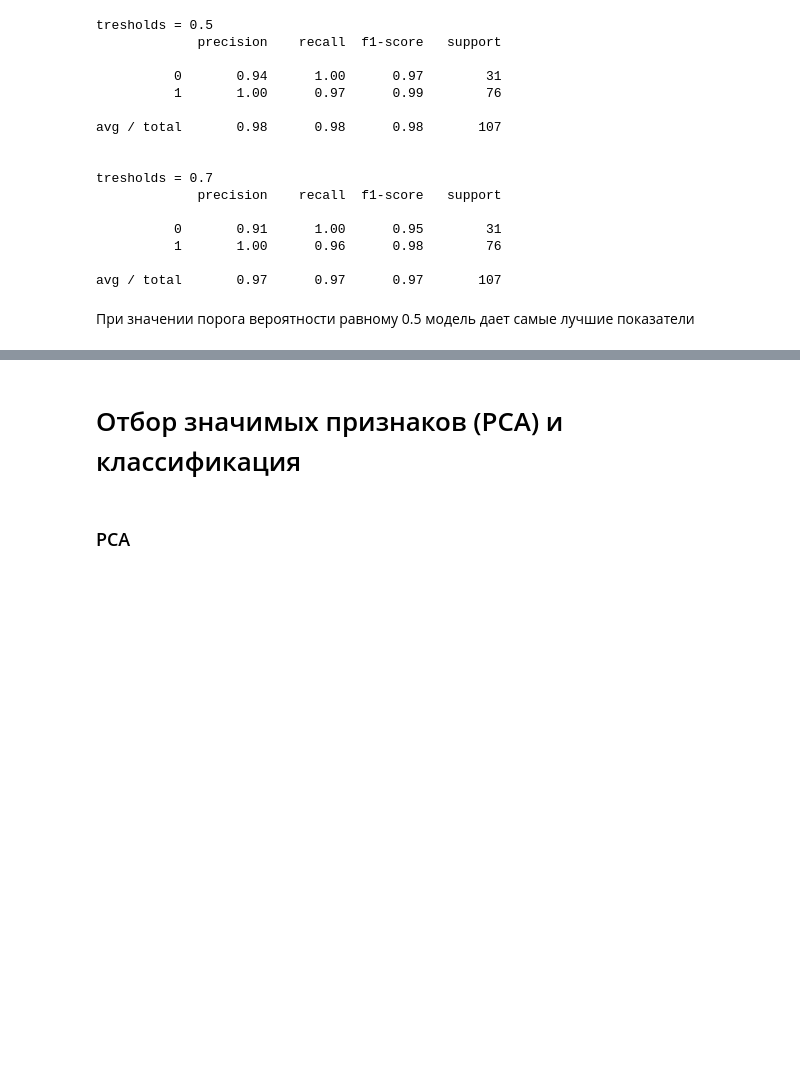
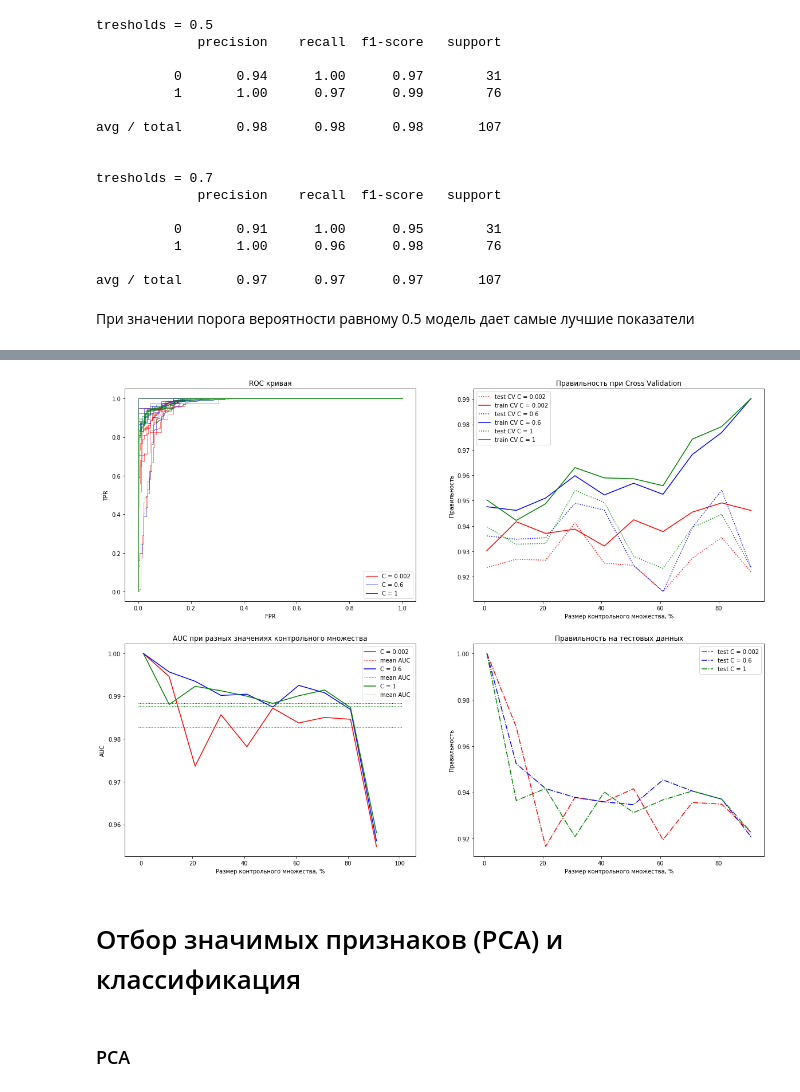
Before and after one commit to KarrieH/Breast_Can-er_training_ScikitLearn, a Jupyter notebook: log_reg_CancerData.ipynb, the cells around one changed output, grey strips where cells are left out. Cells and saved outputs as stored; diff of their text form; code cells hidden in the pictures; blank space fills up the shorter version.

Commit message:
add control sizes changes

```diff
--- a/log_reg_CancerData.ipynb
+++ b/log_reg_CancerData.ipynb
@@ -647,20 +624,0 @@ for c, ax in zip([0.00003, 0.001, 10.4], axes):
-# %%
-rcParams['figure.figsize'] = 6, 6
-log_reg = LogisticRegression(C = 10.04).fit(X_train,y_train)
-fpr, recall, tresholds = roc_curve(y_valid, log_reg.predict_proba(X_valid)[:,1])
-probability = np.arange(0.1,1,0.2)
-for p in probability:
-    if round(p,1) == 0.5:
-        close_point = np.argmin(np.abs(tresholds - p))
-        plt.plot(fpr[close_point], recall[close_point], '^', markersize=20,
-                 label="порог {:.2f}".format(p),fillstyle="none",mew=2)
-    else:
-        close_point = np.argmin(np.abs(tresholds - p))
-        plt.plot(fpr[close_point], recall[close_point], 'o', markersize=7,
-                 label="порог {:.2f}".format(p), mew=2)
-plt.plot(fpr, recall, label= 'C = {}'.format(c))
-plt.xlabel("FPR")
-plt.ylabel("TPR (полнота)")
-plt.title('ROC-кривая Logistic Regression')
-plt.legend(loc='best')
-plt.show()
@@ -787,3 +689,77 @@ plt.show()
+# %%
+gridsize = (2,2)
+fig = plt.figure(figsize=(20, 15))
+ax1 = plt.subplot2grid(gridsize, (0, 0))
+ax2 = plt.subplot2grid(gridsize, (0, 1))
+ax3 = plt.subplot2grid(gridsize, (1, 1))
+ax4 = plt.subplot2grid(gridsize, (1, 0))
+
+control_sizes = np.arange(0.01,1,0.1)
+
+custom_lines = [Line2D([0], [0], color='r', lw=1),
+                Line2D([0], [0], color='b', lw=1),
+                Line2D([0], [0], color='g', lw=1)]
+
+for c, col in zip([0.002, 0.6, 1],['r','b','g']):
+    scores_test = []
+    scores_train = []
+    real_score = []
+    auc_score = []
+    for size in control_sizes:
+
+        train_size = 1 - size
+        test_percent = size*100
+        X_train, X_test, y_train, y_test = train_test_split(cancer.data, cancer.target,
+                                                            stratify = cancer.target,
+                                                            random_state = 0,
+                                                            test_size = size, train_size = train_size)
+        log_reg = LogisticRegression(C = c)
+        kf = KFold(n_splits = 5)
+        score = cross_validate(log_reg, X_train, y_train, cv = kf, return_train_score = True)
+        train_score_cv = (list(score.items())[3][1])
+        test_score_cv = (list(score.items())[2][1])
+        scores_test.append(np.mean(test_score_cv))
+        scores_train.append(np.mean(train_score_cv))
+        log_reg.fit(X_train,y_train)
+        real_score.append(log_reg.score(X_test,y_test))
+
+        fpr,tpr, tresholds = roc_curve(y_test, log_reg.decision_function(X_test))
+        ax1.plot(fpr,tpr,c = col,linewidth = 0.5)
+
+        auc = roc_auc_score(y_test, log_reg.decision_function(X_test))
+        auc_score.append(auc)
+
+
+    ax2.plot(control_sizes*100, scores_test, label = 'test CV C = {}'.format(c), c = col,linestyle='dotted')
+    ax2.plot(control_sizes*100, scores_train, label = 'train CV C = {}'.format(c), c = col)
+    ax3.plot(control_sizes*100, real_score, label = 'test C = {}'.format(c), c = col, linestyle = 'dashdot')
+    ax4.plot(control_sizes*100, auc_score, label = 'C = {}'.format(c), c = col)
+    ax4.plot((-1,101), (np.mean(auc_score),np.mean(auc_score)), label = 'mean AUC'.format(c),
+             c = col,linestyle='dotted', lw = 1)
+
+    ax1.legend(custom_lines, ['C = 0.002', 'C = 0.6', 'C = 1'])
+    ax1.set_title("ROC кривая")
+    ax1.set_ylabel("TPR")
+    ax1.set_xlabel("FPR")
+
+    ax2.set_ylabel("Правильность")
+    ax2.set_xlabel("Размер контрольного множества, %")
+    ax2.set_title("Правильность при Cross Validation")
+    ax2.legend(loc='best')
+
+    ax3.set_ylabel("Правильность")
+    ax3.set_xlabel("Размер контрольного множества, %")
+    ax3.legend(loc='best')
+    ax3.set_title("Правильность на тестовых данных")
+
+    ax4.set_ylabel("AUC")
+    ax4.set_xlabel("Размер контрольного множества, %")
+    ax4.legend(loc ='best')
+    ax4.set_title("AUC при разных значениях контрольного множества")
+
+plt.show()
+# %% [output]
+[figure, added]
 # %% [markdown]
 # Отбор значимых признаков (PCA) и классификация
 # %% [markdown]
```
Also changed, not shown: parts of 20 cells of this notebook.
